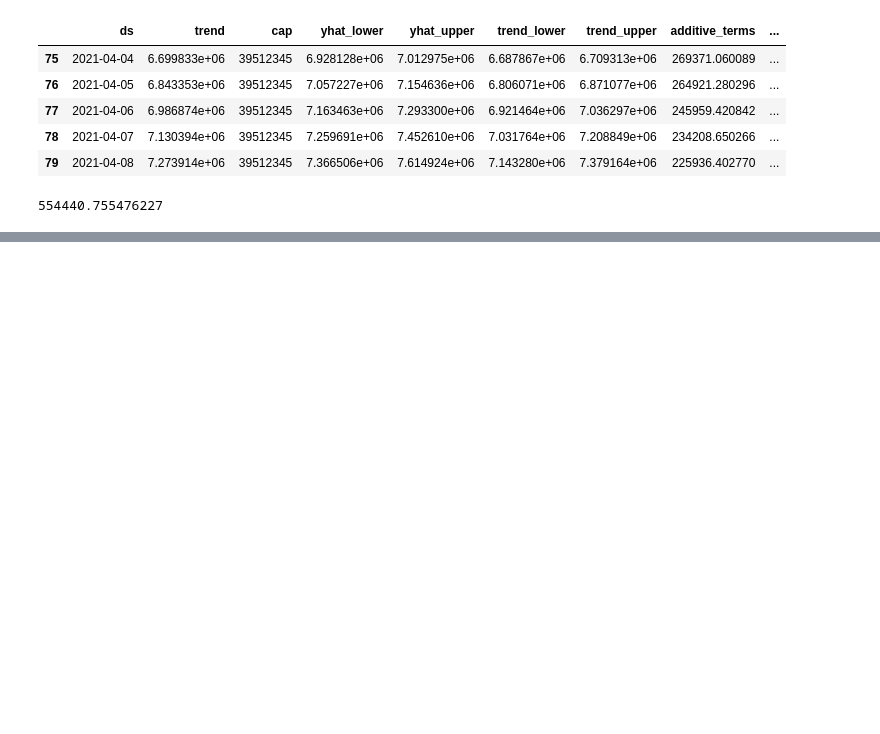
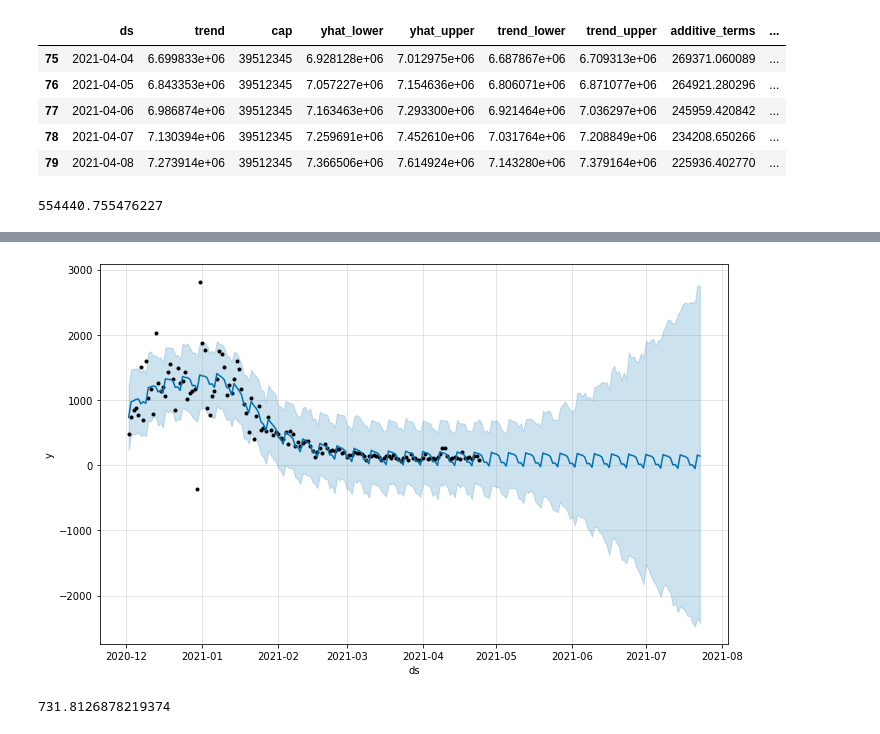
Before and after one commit to SJSUSpring21/LockdownBuster, a Jupyter notebook: src/Prophet prediction.ipynb, the cells around one changed output, grey strips where cells are left out. Saved outputs shown, nothing was run; the diff lists cells and outputs as text; code cells hidden in the pictures; blank space fills up the shorter version.

```diff
--- a/src/Prophet prediction.ipynb
+++ b/src/Prophet prediction.ipynb
@@ -149,3 +248,10 @@ p_error = mean_squared_error(df_test.people_fully_vaccinated,df_forcasted.yhat)
 np.sqrt(p_error)
 # %% [output]
 554440.755476227
+# %%
+#prediction model for active cases in county
+m = Prophet(interval_width=0.95,changepoint_prior_scale=0.8)
+    model = m.fit(df_train)
+    future = m.make_future_dataframe(periods=90,freq='D')
+    forecast = m.predict(future)
+    forecast.head()
@@ -151,0 +267,8 @@ np.sqrt(p_error)
+# %%
+plot1 = m.plot(forecast)
+# %% [output]
+[figure, added]
+# %%
+forecast[['ds','yhat']].iloc[0,1]
+# %% [output]
+731.8126878219374
```
Also changed, not shown: parts of 17 cells of this notebook, 2 other files.
